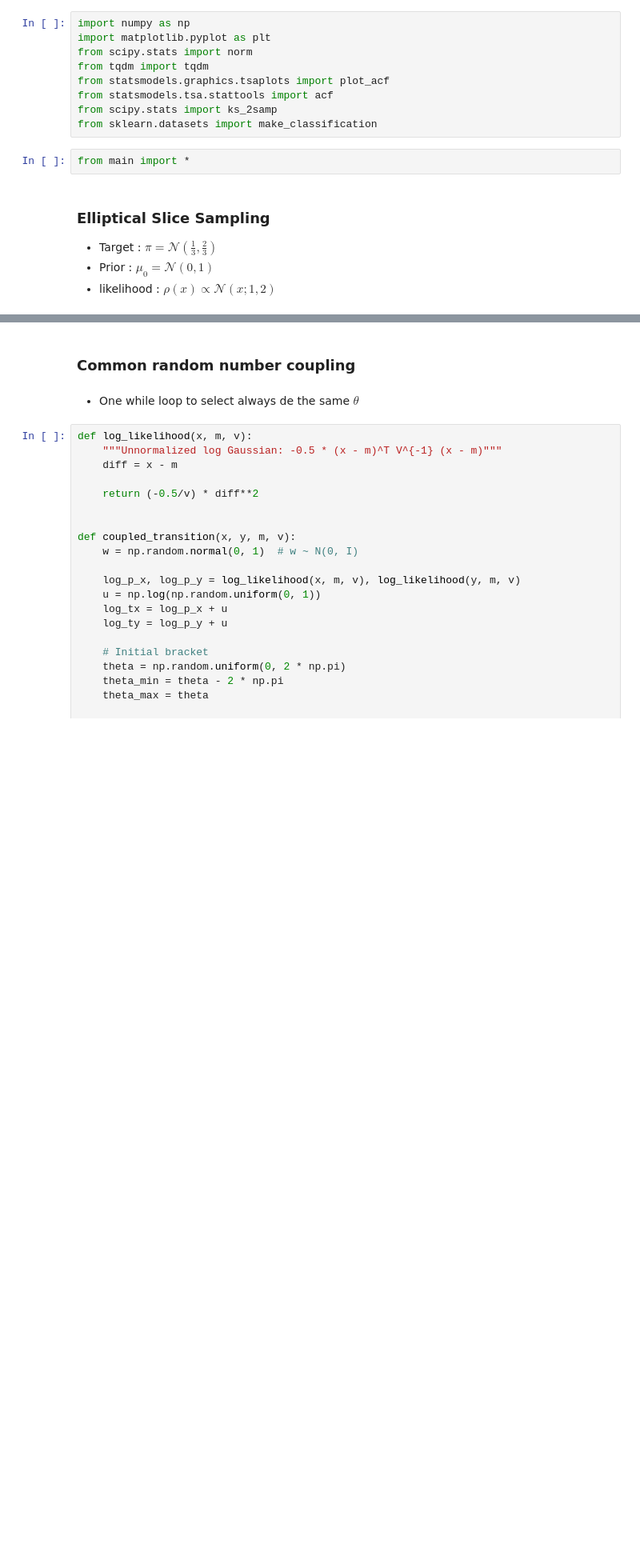
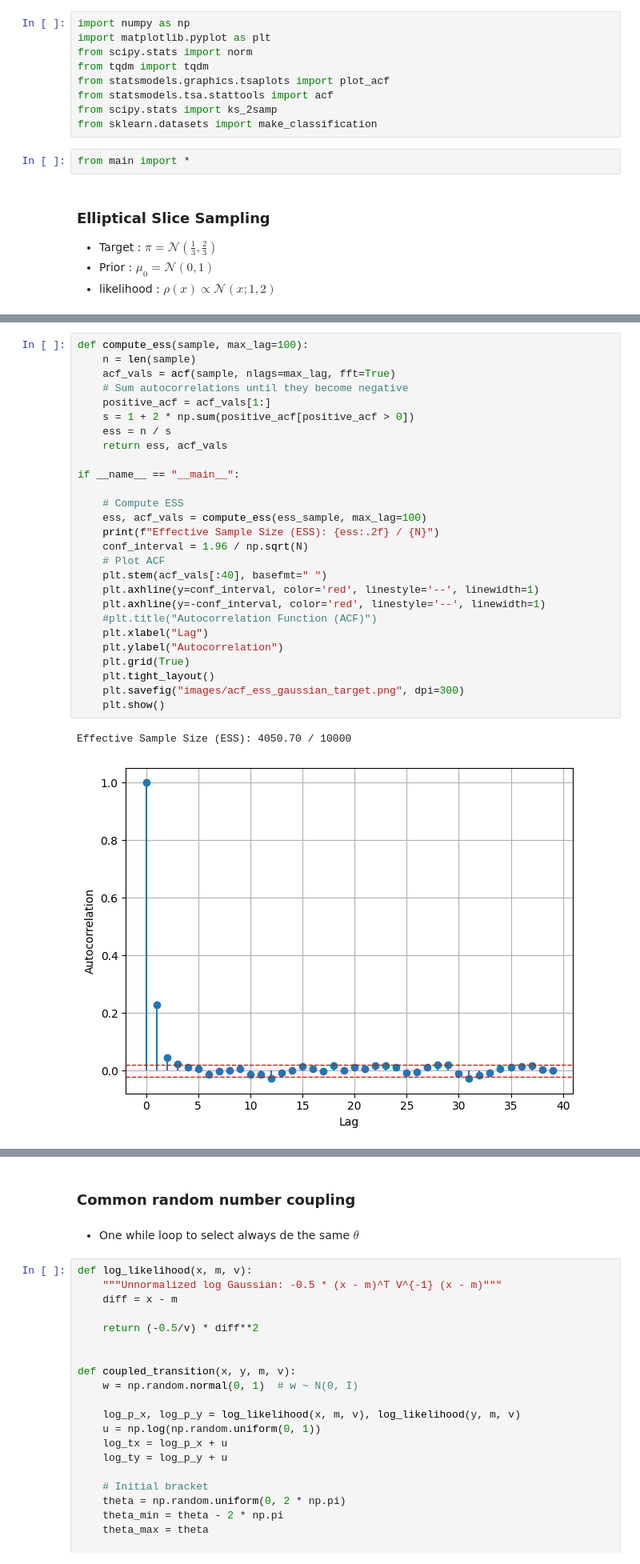
Before and after one commit to MohamedKeteb/Coupling_ESS, a Jupyter notebook: simu_ESS.ipynb, the cells around one changed output, grey strips where cells are left out. Shown at 80% size. Cells and saved outputs as stored; diff of their text form; blank space fills up the shorter version.

```diff
--- a/simu_ESS.ipynb
+++ b/simu_ESS.ipynb
@@ -47,0 +48,30 @@ if __name__ == "__main__":
+# %%
+def compute_ess(sample, max_lag=100):
+    n = len(sample)
+    acf_vals = acf(sample, nlags=max_lag, fft=True)
+    # Sum autocorrelations until they become negative
+    positive_acf = acf_vals[1:]
+    s = 1 + 2 * np.sum(positive_acf[positive_acf > 0])
+    ess = n / s
+    return ess, acf_vals
+
+if __name__ == "__main__":
+
+    # Compute ESS
+    ess, acf_vals = compute_ess(ess_sample, max_lag=100)
+    print(f"Effective Sample Size (ESS): {ess:.2f} / {N}")
+    conf_interval = 1.96 / np.sqrt(N)
+    # Plot ACF
+    plt.stem(acf_vals[:40], basefmt=" ")
+    plt.axhline(y=conf_interval, color='red', linestyle='--', linewidth=1)
+    plt.axhline(y=-conf_interval, color='red', linestyle='--', linewidth=1)
+    #plt.title("Autocorrelation Function (ACF)")
+    plt.xlabel("Lag")
+    plt.ylabel("Autocorrelation")
+    plt.grid(True)
+    plt.tight_layout()
+    plt.savefig("images/acf_ess_gaussian_target.png", dpi=300)
+    plt.show()
+# %% [output]
+Effective Sample Size (ESS): 4050.70 / 10000
+[figure, added]
```
Also changed, not shown: parts of 21 cells of this notebook, 8 other files.
